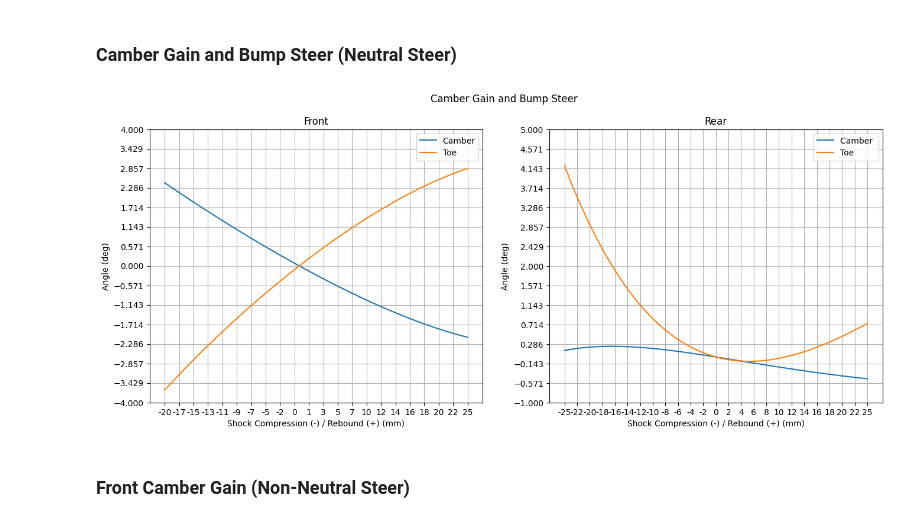
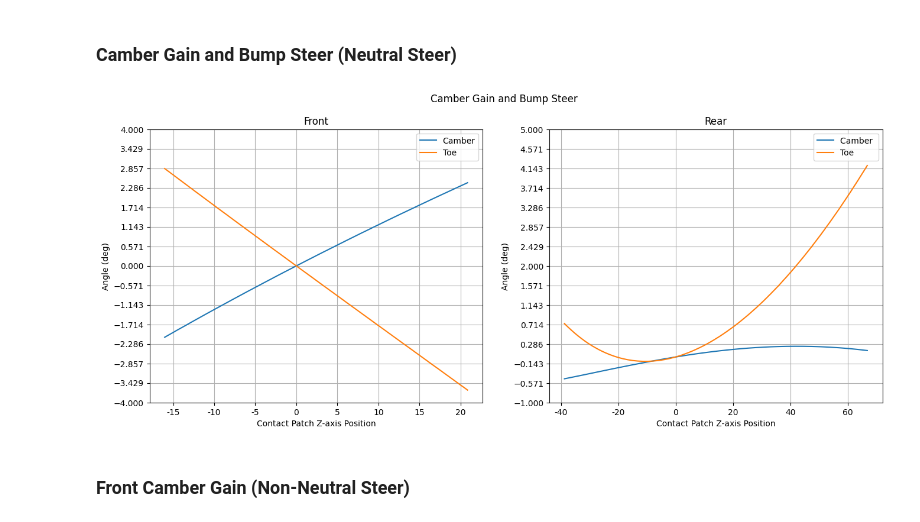
Before and after one commit to LHRIC/LapSim, a Jupyter notebook: kinematic_report.ipynb, the cells around one changed output. Cells and saved outputs as stored; diff of their text form; code cells hidden in the pictures.

Commit message:
made the 1D camber/toe plot wrt. z-axis position as well

```diff
--- a/kinematic_report.ipynb
+++ b/kinematic_report.ipynb
@@ -70,33 +70,33 @@ cbar = plt.colorbar(scalar_mappable,ax=ax1,label='Steer Delta (mm)');
 # %%
 fig = plt.figure(figsize=(16,6))
 fig.suptitle('Camber Gain and Bump Steer')
 fig.tight_layout()
 n = len(f[0,:,0])
 ax1 = fig.add_subplot(121)
-ax1.plot(f[:,n//2,0],np.rad2deg(f[:,n//2,9]), label = "Camber")
-ax1.plot(f[:,n//2,0],np.rad2deg(f[:,n//2,10]), label = "Toe")
+ax1.plot(f[:,n//2,5],np.rad2deg(f[:,n//2,9]), label = "Camber")
+ax1.plot(f[:,n//2,5],np.rad2deg(f[:,n//2,10]), label = "Toe")
 ax1.legend()
-ax1.set_xlabel('Shock Compression (-) / Rebound (+) (mm)')
+ax1.set_xlabel('Contact Patch Z-axis Position')
 ax1.set_ylabel('Angle (deg)')
 ax1.set_title('Front')
 ax1.grid(True)
-ax1.set_xticks(np.linspace(front_left_delta[0], front_left_delta[1], int(front_left_delta[1] - front_left_delta[0])//2))
+# ax1.set_xticks(np.linspace(front_left_delta[0], front_left_delta[1], int(front_left_delta[1] - front_left_delta[0])//2))
 ax1.xaxis.set_major_formatter(ticker.FormatStrFormatter('%d'))
 ax1.set_yticks(np.linspace(ax1.get_yticks()[0], ax1.get_yticks()[-1],15))
 
 ax2 = fig.add_subplot(122)
-ax2.plot(r[:,0,0],np.rad2deg(r[:,0,9]), label = "Camber ")
-ax2.plot(r[:,0,0],np.rad2deg(r[:,0,10]), label = "Toe")
-ax2.set_xlabel('Shock Compression (-) / Rebound (+) (mm)')
+ax2.plot(r[:,0,5],np.rad2deg(r[:,0,9]), label = "Camber ")
+ax2.plot(r[:,0,5],np.rad2deg(r[:,0,10]), label = "Toe")
+ax2.set_xlabel('Contact Patch Z-axis Position')
 ax2.set_ylabel('Angle (deg)')
 ax2.legend()
 ax2.grid(True)
-ax2.set_xticks(np.linspace(rear_left_delta[0], rear_left_delta[1], int(rear_left_delta[1] - rear_left_delta[0])//2))
+# ax2.set_xticks(np.linspace(rear_left_delta[0], rear_left_delta[1], int(rear_left_delta[1] - rear_left_delta[0])//2))
 ax2.xaxis.set_major_formatter(ticker.FormatStrFormatter('%d'))
 ax2.set_yticks(np.linspace(ax2.get_yticks()[0], ax2.get_yticks()[-1],15))
 ax2.set_title('Rear');
 # %% [output]
-[figure, old version]
+[figure, new version]
 # %% [markdown]
 ### Front Camber Gain (Non-Neutral Steer)
 # %%
```
